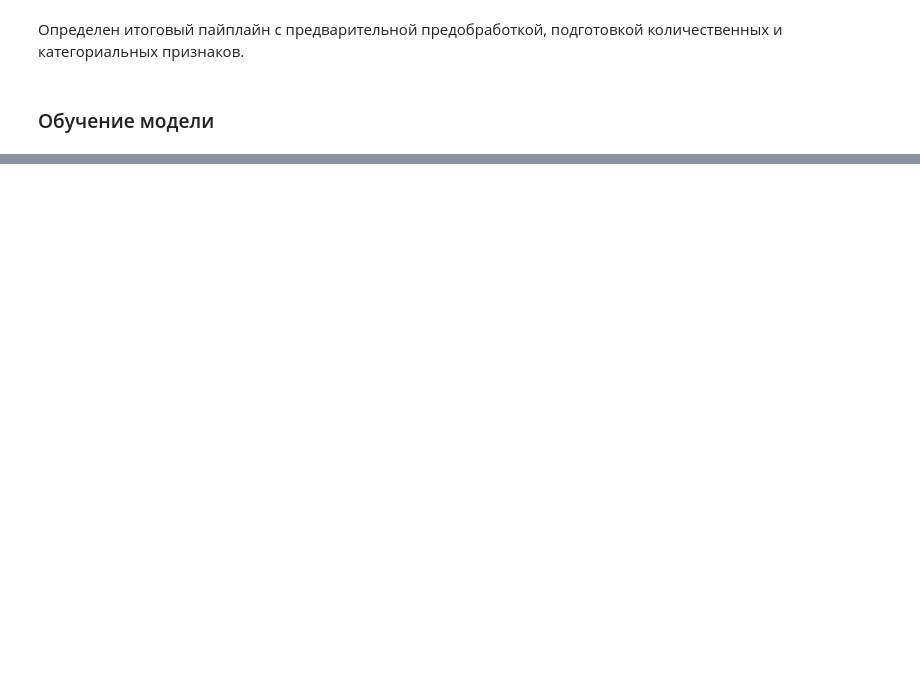
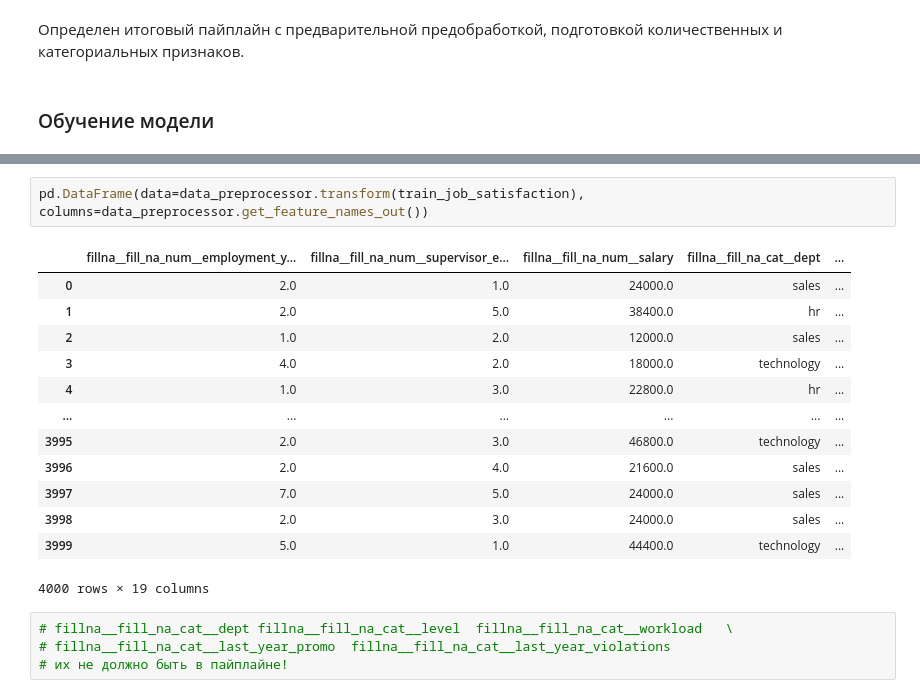
Before and after one commit to serguntsov/ML_HR_ANALYST, a Jupyter notebook: satisfaction_rate_job.ipynb, the cells around one changed output, grey strips where cells are left out. Drawn from its saved outputs; the diff is of its cells as text; blank space fills up the shorter version.

```diff
--- a/satisfaction_rate_job.ipynb
+++ b/satisfaction_rate_job.ipynb
@@ -564,0 +664,20 @@ pipe_final = Pipeline([
+# %%
+pd.DataFrame(data=data_preprocessor.transform(train_job_satisfaction), columns=data_preprocessor.get_feature_names_out())
+# %% [output]
+|  | fillna__fill_na_num__employment_y... | fillna__fill_na_num__supervisor_e... | fillna__fill_na_num__salary | fillna__fill_na_cat__dept | ... |
+| 0 | 2.0 | 1.0 | 24000.0 | sales | ... |
+| 1 | 2.0 | 5.0 | 38400.0 | hr | ... |
+| 2 | 1.0 | 2.0 | 12000.0 | sales | ... |
+| 3 | 4.0 | 2.0 | 18000.0 | technology | ... |
+| 4 | 1.0 | 3.0 | 22800.0 | hr | ... |
+| ... | ... | ... | ... | ... | ... |
+| 3995 | 2.0 | 3.0 | 46800.0 | technology | ... |
+| 3996 | 2.0 | 4.0 | 21600.0 | sales | ... |
+| 3997 | 7.0 | 5.0 | 24000.0 | sales | ... |
+| 3998 | 2.0 | 3.0 | 24000.0 | sales | ... |
+| 3999 | 5.0 | 1.0 | 44400.0 | technology | ... |
+4000 rows × 19 columns
+# %%
+# fillna__fill_na_cat__dept	fillna__fill_na_cat__level	fillna__fill_na_cat__workload	\
+# fillna__fill_na_cat__last_year_promo	fillna__fill_na_cat__last_year_violations
+# их не должно быть в пайплайне!
```
Also changed, not shown: parts of 10 cells of this notebook.
